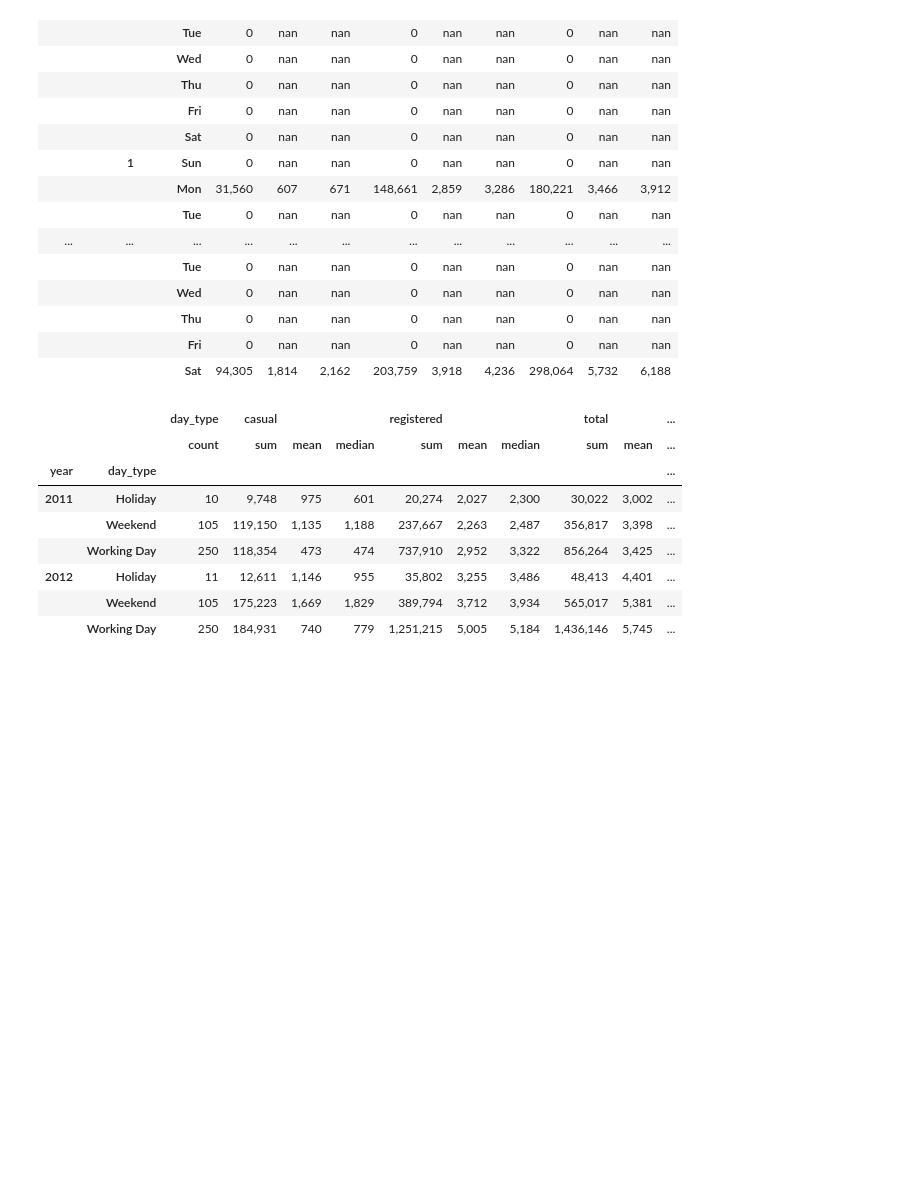
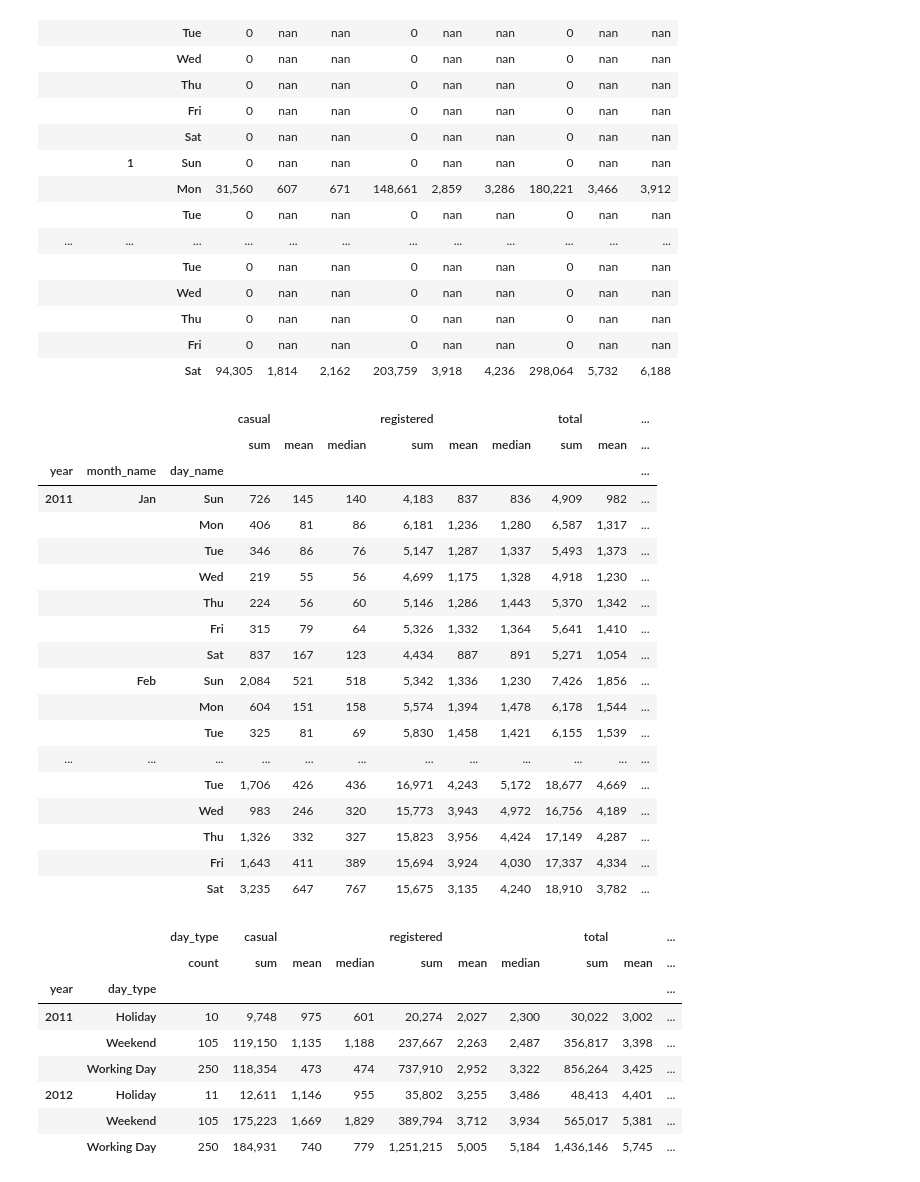
Before and after one commit to bagusakhlaq/DICODING-Bike_Sharing_Dashboard, a Jupyter notebook: notebook.ipynb, the cells around one changed output. Drawn from its saved outputs; the diff is of its cells as text; code cells hidden in the pictures; blank space fills up the shorter version.

```diff
--- a/notebook.ipynb
+++ b/notebook.ipynb
@@ -680,6 +679,37 @@ total_user_daily
 |  |  | Thu | 0 | nan | nan | 0 | nan | nan | 0 | nan | nan |
 |  |  | Fri | 0 | nan | nan | 0 | nan | nan | 0 | nan | nan |
 |  |  | Sat | 94,305 | 1,814 | 2,162 | 203,759 | 3,918 | 4,236 | 298,064 | 5,732 | 6,188 |
+# %%
+# Hitung jumlah pengguna sepeda harian
+total_user_daily = daily_df.groupby(['year', 'month_name', 'day_name']).agg({'casual': ['sum', 'mean', 'median'],
+                                                                        'registered': ['sum', 'mean', 'median'],
+                                                                        'total': ['sum', 'mean', 'median']
+                                                                        })
+
+# Format angka dengan separator koma menggunakan applymap()
+total_user_daily = total_user_daily.applymap(lambda x: f'{x:,.0f}')
+
+total_user_daily
+# %% [output]
+|  |  |  | casual |  |  | registered |  |  | total |  | ... |
+|  |  |  | sum | mean | median | sum | mean | median | sum | mean | ... |
+| year | month_name | day_name |  |  |  |  |  |  |  |  | ... |
+| 2011 | Jan | Sun | 726 | 145 | 140 | 4,183 | 837 | 836 | 4,909 | 982 | ... |
+|  |  | Mon | 406 | 81 | 86 | 6,181 | 1,236 | 1,280 | 6,587 | 1,317 | ... |
+|  |  | Tue | 346 | 86 | 76 | 5,147 | 1,287 | 1,337 | 5,493 | 1,373 | ... |
+|  |  | Wed | 219 | 55 | 56 | 4,699 | 1,175 | 1,328 | 4,918 | 1,230 | ... |
+|  |  | Thu | 224 | 56 | 60 | 5,146 | 1,286 | 1,443 | 5,370 | 1,342 | ... |
+|  |  | Fri | 315 | 79 | 64 | 5,326 | 1,332 | 1,364 | 5,641 | 1,410 | ... |
+|  |  | Sat | 837 | 167 | 123 | 4,434 | 887 | 891 | 5,271 | 1,054 | ... |
+|  | Feb | Sun | 2,084 | 521 | 518 | 5,342 | 1,336 | 1,230 | 7,426 | 1,856 | ... |
+|  |  | Mon | 604 | 151 | 158 | 5,574 | 1,394 | 1,478 | 6,178 | 1,544 | ... |
+|  |  | Tue | 325 | 81 | 69 | 5,830 | 1,458 | 1,421 | 6,155 | 1,539 | ... |
+| ... | ... | ... | ... | ... | ... | ... | ... | ... | ... | ... | ... |
+|  |  | Tue | 1,706 | 426 | 436 | 16,971 | 4,243 | 5,172 | 18,677 | 4,669 | ... |
+|  |  | Wed | 983 | 246 | 320 | 15,773 | 3,943 | 4,972 | 16,756 | 4,189 | ... |
+|  |  | Thu | 1,326 | 332 | 327 | 15,823 | 3,956 | 4,424 | 17,149 | 4,287 | ... |
+|  |  | Fri | 1,643 | 411 | 389 | 15,694 | 3,924 | 4,030 | 17,337 | 4,334 | ... |
+|  |  | Sat | 3,235 | 647 | 767 | 15,675 | 3,135 | 4,240 | 18,910 | 3,782 | ... |
 # %%
 # Hitung jumlah pengguna sepeda berdasarkan tipe hari
 total_user_dayt = daily_df.groupby(['year', 'day_type']).agg({'day_type': 'count',
```
Also changed, not shown: parts of 16 cells of this notebook.
